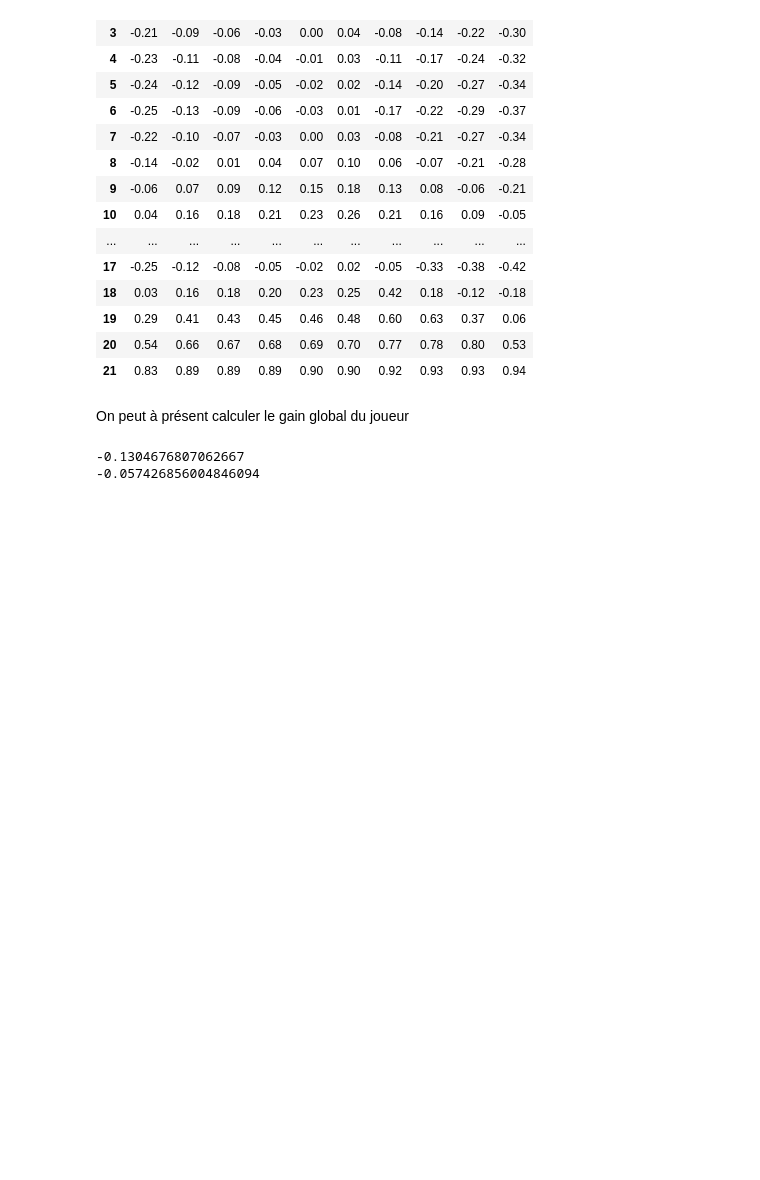
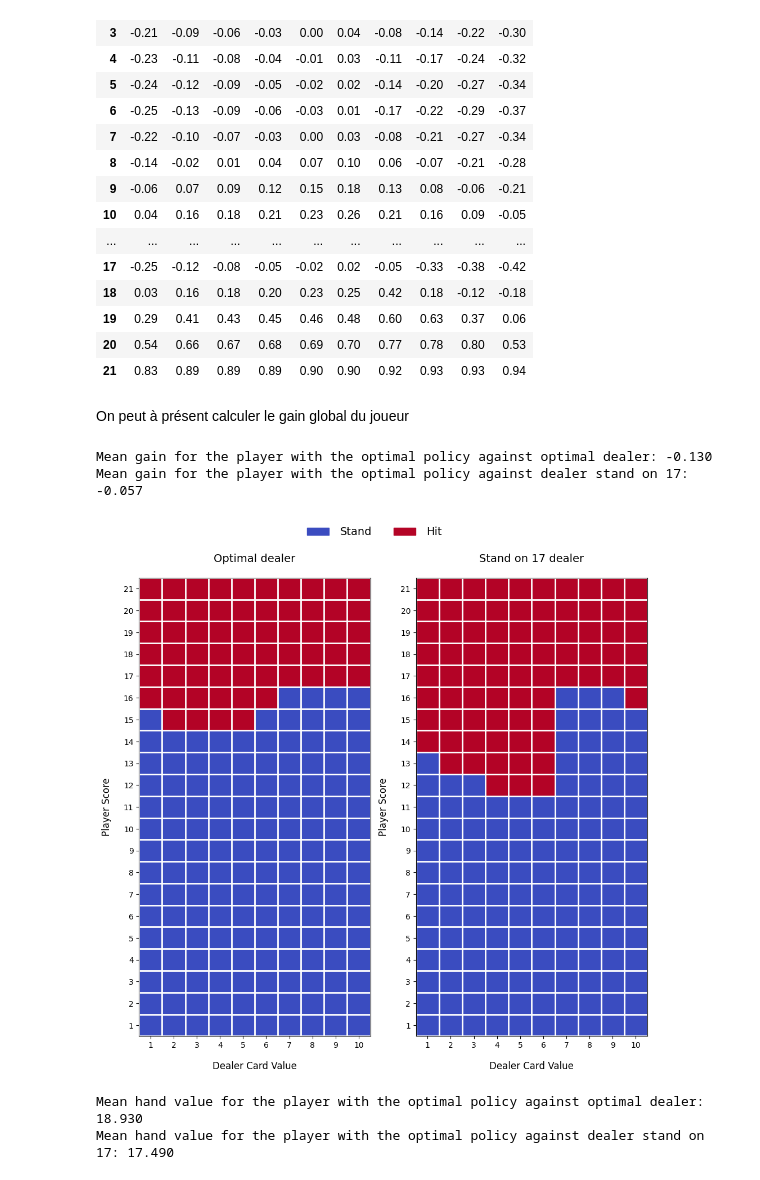
Before and after one commit to Careeza/MDP-RL-Project, a Jupyter notebook: Q1.ipynb, the cells around one changed output. Saved outputs shown, nothing was run; the diff lists cells and outputs as text; code cells hidden in the pictures; blank space fills up the shorter version.

```diff
--- a/Q1.ipynb
+++ b/Q1.ipynb
@@ -101,16 +109,18 @@ En considérant que le joueur est seul face au croupier on peut alors intuitivem
 +  Si le croupier est perdant au score: HIT
 +  Si il y a égalité: Déterminer le meilleur choix entre HIT et faire une partie nulle
 # %%
-def standOn17(sp: int, sd: int) -> action:
+def standOn17(sp: int, sd: int) -> Action:
 	"""
 	Dealer policy: stand on 17
 	"""
 	return STAND if sd >= 17 else HIT
 # %%
-def dealerOptimalPolicy(sp: int, sd: int) -> action:
+def dealerOptimalPolicy(sp: int, sd: int) -> Action:
 	"""
 	Optimal policy
 	"""
+	if sp > max_score:
+		return STAND
 	if sp == sd:
 		return HIT if probaHit(sp) >= probaBurst(sp) else STAND
 	return HIT if sp > sd else STAND
@@ -237,11 +247,26 @@ def computePlayerGlobalGain(playerGainMatrix: np.ndarray) -> float:
 				player_score = card1_player + card2_player
 				gain += playerGainMatrix[player_score-1, card_dealer-1] * probaDraw(card1_player) * probaDraw(card2_player) * probaDraw(card_dealer)
 	return gain
-# %%
-gain = computePlayerGlobalGain(playerOptimalGain)
-gain17 = computePlayerGlobalGain(playerOptimalGain17)
-print(gain)
-print(gain17)
-# %% [output]
--0.1304676807062667
--0.057426856004846094
+# %%
+print(f"Mean gain for the player with the optimal policy against optimal dealer: {computePlayerGlobalGain(playerOptimalGain):.3f}")
+print(f"Mean gain for the player with the optimal policy against dealer stand on 17: {computePlayerGlobalGain(playerOptimalGain17):.3f}")
+# %% [output]
+Mean gain for the player with the optimal policy against optimal dealer: -0.130
+Mean gain for the player with the optimal policy against dealer stand on 17: -0.057
+# %%
+def getPlayerOptimalPolicyMatrix(playerGainMatrix: np.ndarray) -> Policy:
+	"""
+	Compute the optimal policy matrix for the player
+	"""
+	PolicyMatrix = np.zeros((max_score, max_card_value))
+	for sp in range(max_score-1, -1, -1):
+		for sd in range(max_card_value-1, -1, -1):
+			hit_score = 0
+			for new_sp, proba in probaHitList(sp+1):
+				hit_score += proba * playerGainMatrix[new_sp-1, sd]
+			hit_score -= probaBurst(sp+1)
+			PolicyMatrix[sp, sd] = HIT if hit_score == playerGainMatrix[sp, sd] else STAND
+	return PolicyMatrix
+# %%
+playerOptimalPolicyMatrix = getPlayerOptimalPolicyMatrix(playerOptimalGain)
+playerOptimalPolicyMatrix17 = getPlayerOptimalPolicyMatrix(playerOptimalGain17)
@@ -247,0 +330,4 @@ print(gain17)
+# %%
+plot_policy_matrices([playerOptimalPolicyMatrix, playerOptimalPolicyMatrix17], ["Optimal dealer", "Stand on 17 dealer"])
+# %% [output]
+[figure, added]
@@ -247,0 +358,6 @@ print(gain17)
+# %%
+print(f"Mean hand value for the player with the optimal policy against optimal dealer: {getPlayerMeanHandValue(playerOptimalPolicyMatrix):.3f}")
+print(f"Mean hand value for the player with the optimal policy against dealer stand on 17: {getPlayerMeanHandValue(playerOptimalPolicyMatrix17):.3f}")
+# %% [output]
+Mean hand value for the player with the optimal policy against optimal dealer: 18.930
+Mean hand value for the player with the optimal policy against dealer stand on 17: 17.490
```
Also changed, not shown: parts of 10 cells of this notebook, 3 other files.
